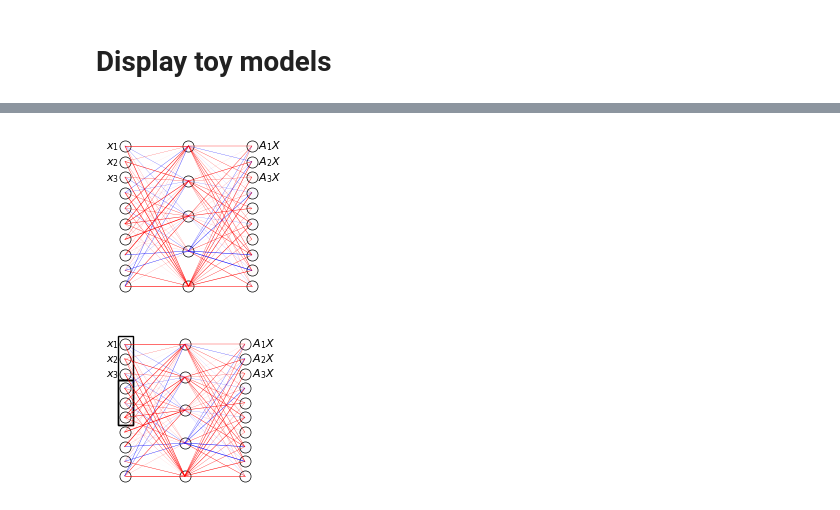
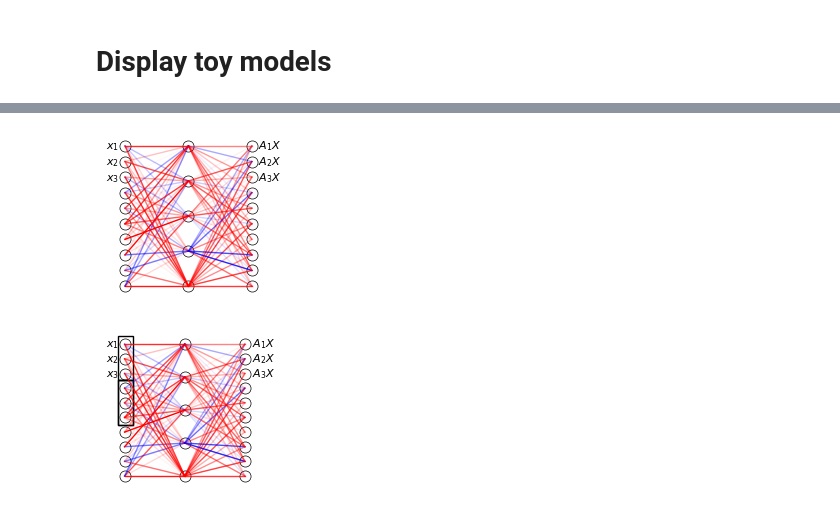
Before and after one commit to briannachrisman/eigenestimation, a Jupyter notebook: notebooks/0_diagrams.ipynb, the cells around one changed output, grey strips where cells are left out. Cells and saved outputs as stored; diff of their text form; code cells hidden in the pictures.

```diff
--- a/notebooks/0_diagrams.ipynb
+++ b/notebooks/0_diagrams.ipynb
@@ -129,29 +131,30 @@ f.savefig(figure_names.toy_models_setup % 'a', bbox_inches='tight', transparent=
 # %%
 # Load TMS model
 circuit_superposition_path = '/root/eigenestimation/outputs/toy_models/circuit_superposition.pt'
 
 model = torch.load(circuit_superposition_path)['model']
 
 model_params = dict(model.named_parameters())
 weights = {k:v for k,v in model_params.items() if 'b' not in k}
 weights = {str(i):v.transpose(0,1) for i,v in enumerate(weights.values())}
 
 biases = {k:v for k,v in model_params.items() if 'b' in k}
 biases = {str(i+1):v for i,v in enumerate(biases.values())}
 
 f, ax = plt.subplots(figsize=(1.8, 2))
-a = DrawNeuralNetwork(weights, biases, ax=ax, max_line_thickness=.5)
+a = DrawNeuralNetwork(weights, biases, ax=ax)
 ax.text(.7,.88, s='$x_1$', fontsize=8)
 ax.text(.7,.79, s='$x_2$', fontsize=8)
 ax.text(.7,.7, s='$x_3$', fontsize=8)
 ax.text(3.1,.88, s='$A_{1} X$', fontsize=8)
 ax.text(3.1,.79, s='$A_{2} X$', fontsize=8)
 ax.text(3.1,.7, s='$A_{3} X$', fontsize=8)
 
 
 f.savefig(figure_names.toy_models_setup % 'b', bbox_inches='tight', transparent=True)
+f.savefig(figure_names.toy_models_setup.replace('.pdf', '.svg') % 'b', bbox_inches='tight', transparent=True)
 # %% [output]
-[figure, old version]
+[figure, new version]
 # %%
 # Load TMS model
 high_rank_circuit_path = '/root/eigenestimation/outputs/toy_models/high_rank.pt'
@@ -168,7 +171,7 @@ biases = {k:v for k,v in model_params.items() if 'b' in k}
 biases = {str(i+1):v for i,v in enumerate(biases.values())}
 
 f, ax = plt.subplots(figsize=(1.8, 2))
-a = DrawNeuralNetwork(weights, biases, ax=ax, max_line_thickness=.5)
+a = DrawNeuralNetwork(weights, biases, ax=ax)
 ax.text(.69,.88, s='$x_1$', fontsize=8)
 ax.text(.69,.79, s='$x_2$', fontsize=8)
 ax.text(.69,.7, s='$x_3$', fontsize=8)
@@ -185,8 +188,9 @@ ax.add_patch(plt.Rectangle((.89, .68-.27), 0.25, 0.27, fill=False, color='black'
 ax.add_patch(plt.Rectangle((.89, .68-.27), 0.25, 0.27, fill=False, color='black', linewidth=1))
 
 f.savefig(figure_names.toy_models_setup % 'c', bbox_inches='tight', transparent=True)
+f.savefig(figure_names.toy_models_setup.replace('.pdf', '.svg') % 'c', bbox_inches='tight', transparent=True)
 # %% [output]
-[figure, old version]
+[figure, new version]
 # %%
 # Load TMS model
 high_rank_circuit_path = '/root/eigenestimation/outputs/toy_models/high_rank.pt'
```
Also changed, not shown: parts of 4 cells of this notebook, 57 other files.
